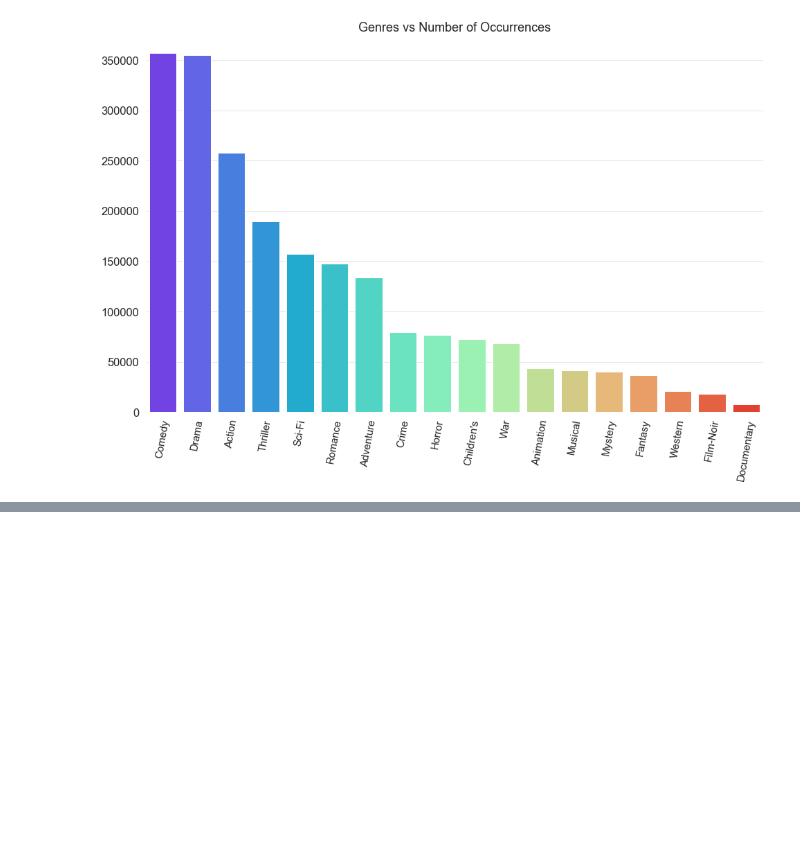
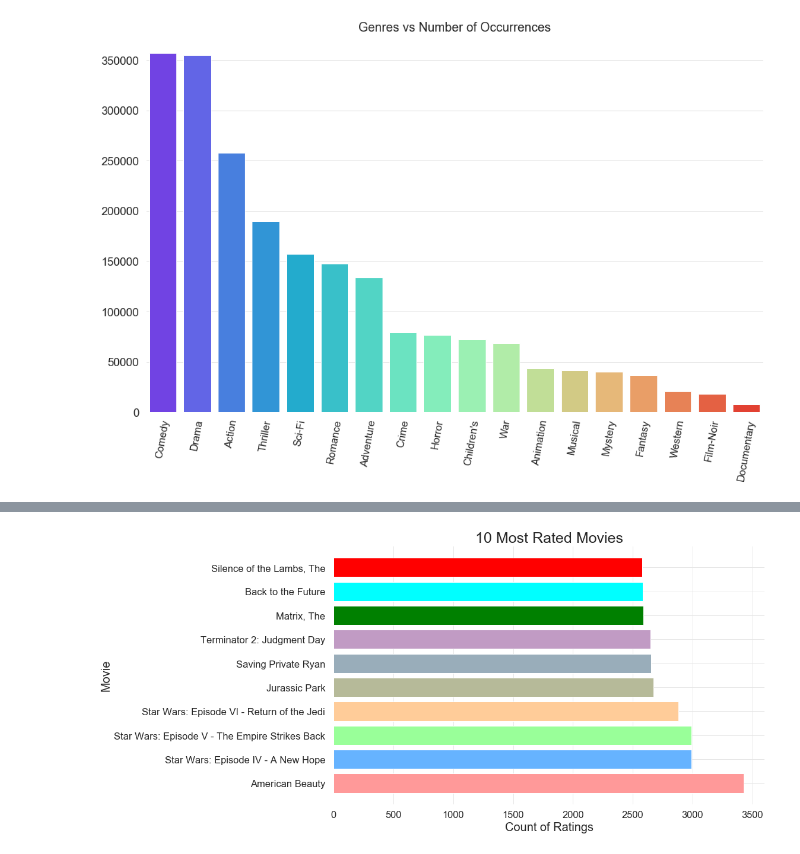
Before and after one commit to Praveen2795/Movie-Recommedation-System, a Jupyter notebook: Movie Recommendation system - DSCI Final Project .ipynb, the cells around one changed output, grey strips where cells are left out. Cells and saved outputs as stored; diff of their text form; code cells hidden in the pictures; blank space fills up the shorter version.

Commit message:
updated with realease and rating frequency analysis

```diff
--- a/Movie Recommendation system - DSCI Final Project .ipynb
+++ b/Movie Recommendation system - DSCI Final Project .ipynb
@@ -377,0 +432,16 @@ title_wordcloud = WordCloud(stopwords=STOPWORDS, background_color='black', heigh
+# %%
+# Return number of rows associated to each title
+top_ten_movies = lens_data.groupby("movie_title").size().sort_values(ascending=False)[:10]
+
+# Plot the counts
+plt.figure(figsize=(13, 8))
+
+plt.barh(y= top_ten_movies.index,
+         width= top_ten_movies.values,
+         color=['#ff9999','#66b3ff','#99ff99','#ffcc99','#b6ba99','#99adba','#c19bc4','green','cyan', 'red'])
+plt.title("10 Most Rated Movies", fontsize=25)
+plt.ylabel("Movie", fontsize=20)
+plt.xlabel("Count of Ratings", fontsize=20)
+plt.show()
+# %% [output]
+[figure, added]
```
Also changed, not shown: parts of 8 cells of this notebook.
